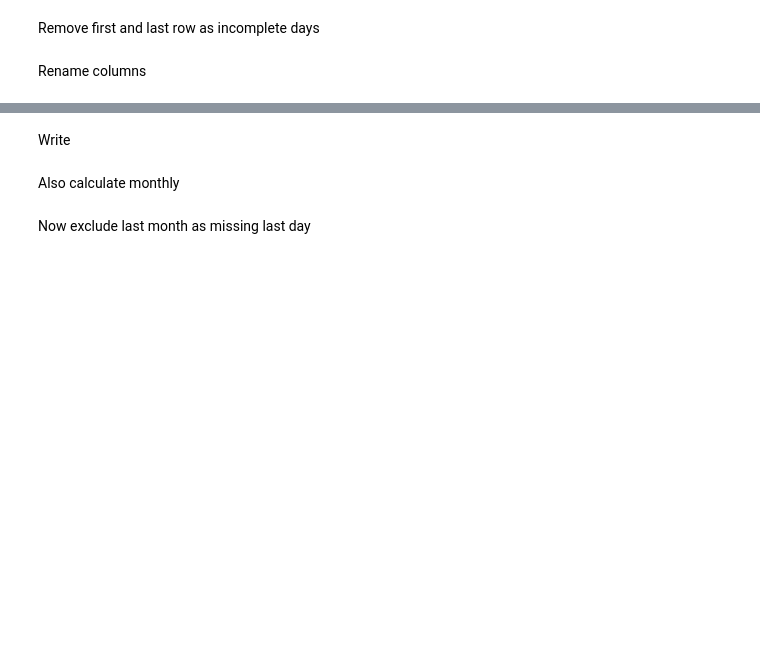
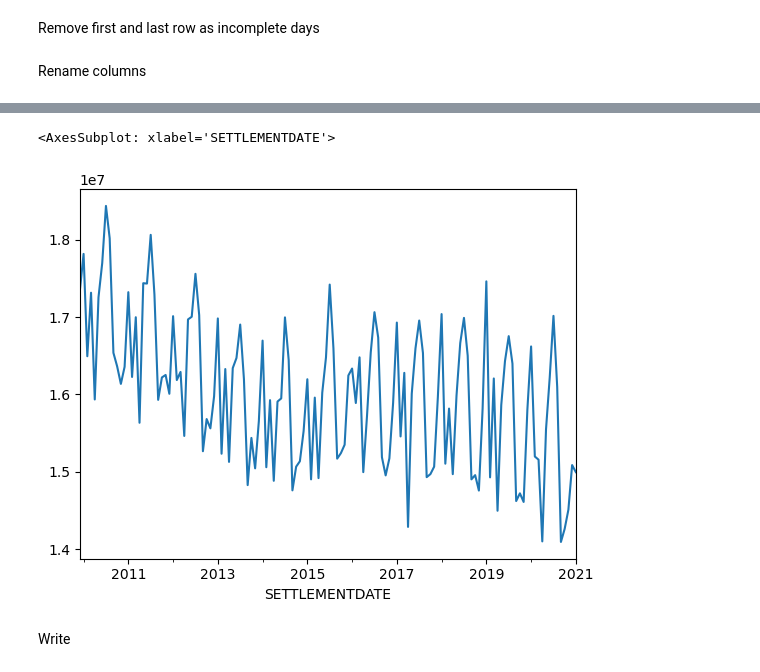
Before and after one commit to dougrichardson/demand_model, a Jupyter notebook: 01_Aus_demand.ipynb, the cells around one changed output, grey strips where cells are left out. Drawn from its saved outputs; the diff is of its cells as text; code cells hidden in the pictures; blank space fills up the shorter version.

```diff
--- a/01_Aus_demand.ipynb
+++ b/01_Aus_demand.ipynb
@@ -132,2 +163,7 @@ dem_daily
+# %%
+dem_daily.sum(axis=1).resample("M").sum().plot()
+# %% [output]
+<AxesSubplot: xlabel='SETTLEMENTDATE'>
+[figure, added]
 # %% [markdown]
 Write
@@ -138,2 +169,0 @@ dem_daily.to_csv(
-# %% [markdown]
-Also calculate monthly
@@ -142,2 +169,0 @@ dem_monthly = dem_daily.resample("M").sum()
-# %% [markdown]
-Now exclude last month as missing last day
```
Also changed, not shown: parts of 59 cells of this notebook.
